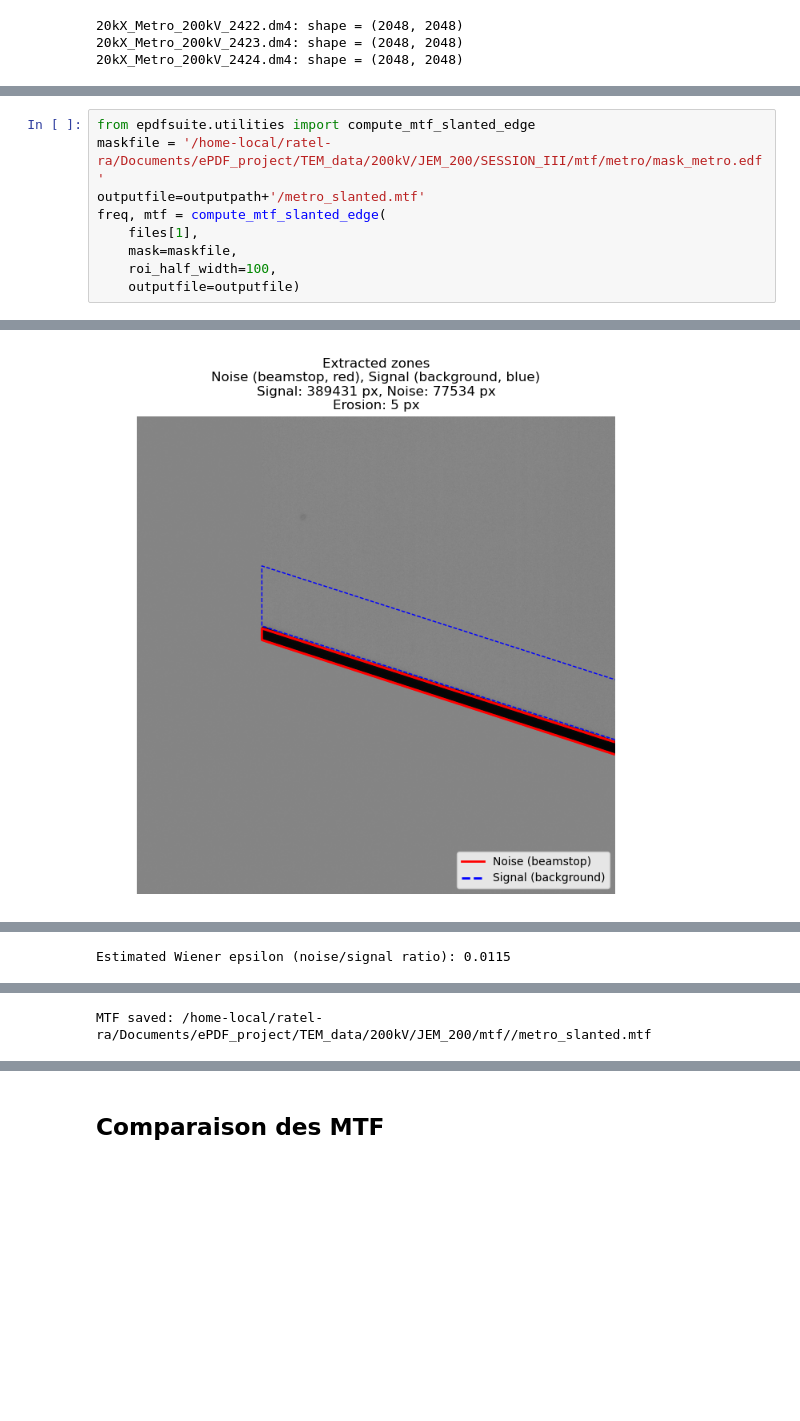
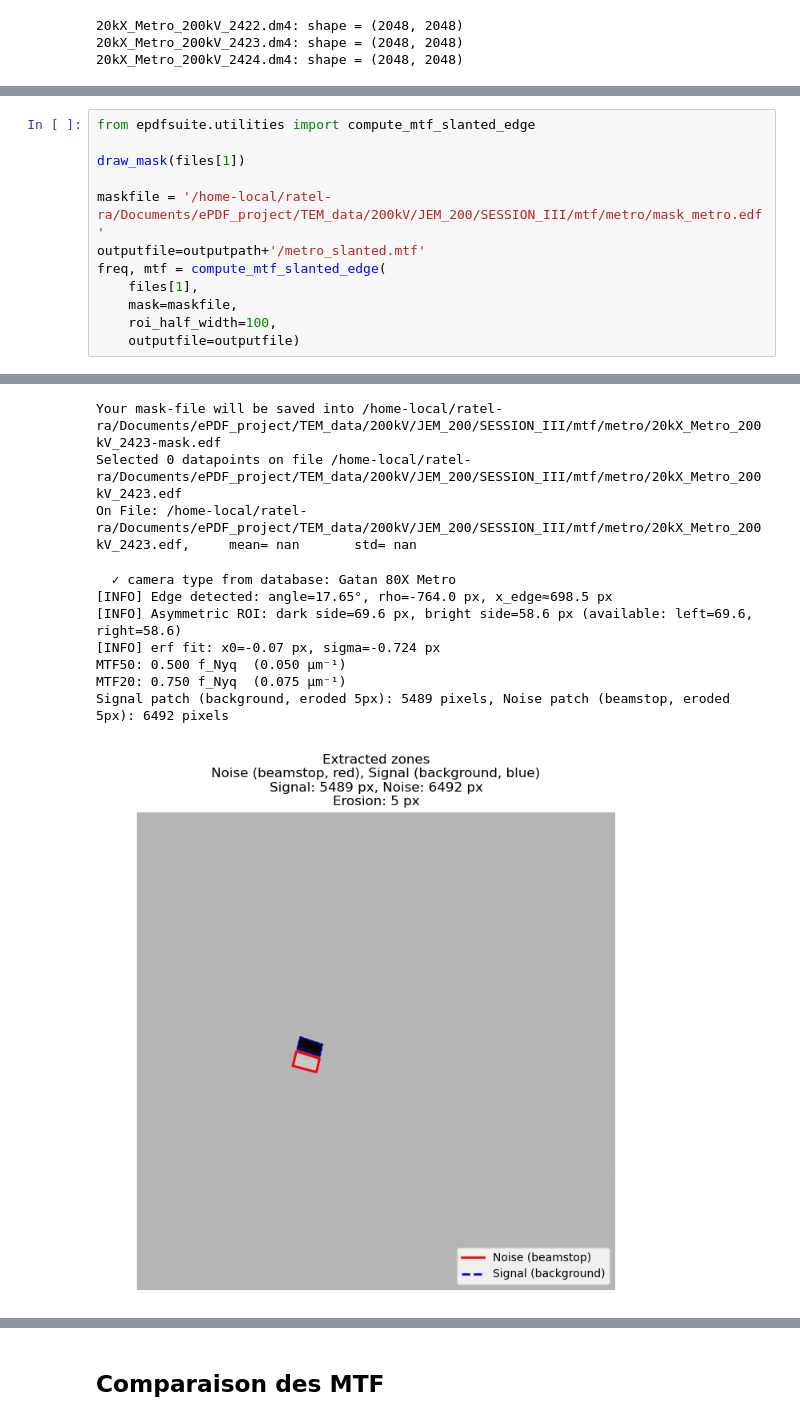
Before and after one commit to nicoratel/ePDFsuite, a Jupyter notebook: notebooks/MTF_determination.ipynb, the cells around one changed output, grey strips where cells are left out. Cells and saved outputs as stored; diff of their text form; blank space fills up the shorter version.

```diff
--- a/notebooks/MTF_determination.ipynb
+++ b/notebooks/MTF_determination.ipynb
@@ -105,5 +120,8 @@ plt.imshow(s.data, cmap='gray')
 # %%
 from epdfsuite.utilities import compute_mtf_slanted_edge
+
+draw_mask(files[1])
+
 maskfile = '/home-local/ratel-ra/Documents/ePDF_project/TEM_data/200kV/JEM_200/SESSION_III/mtf/metro/mask_metro.edf'
 outputfile=outputpath+'/metro_slanted.mtf'
 freq, mtf = compute_mtf_slanted_edge(
@@ -121 +146,11 @@ Signal patch (background, eroded 5px): 389431 pixels, Noise patch (beamstop, ero
+Your mask-file will be saved into /home-local/ratel-ra/Documents/ePDF_project/TEM_data/200kV/JEM_200/SESSION_III/mtf/metro/20kX_Metro_200kV_2423-mask.edf
+Selected 0 datapoints on file /home-local/ratel-ra/Documents/ePDF_project/TEM_data/200kV/JEM_200/SESSION_III/mtf/metro/20kX_Metro_200kV_2423.edf
+On File: /home-local/ratel-ra/Documents/ePDF_project/TEM_data/200kV/JEM_200/SESSION_III/mtf/metro/20kX_Metro_200kV_2423.edf,     mean= nan       std= nan
+  ✓ camera type from database: Gatan 80X Metro
+[INFO] Edge detected: angle=17.65°, rho=-764.0 px, x_edge≈698.5 px
+[INFO] Asymmetric ROI: dark side=69.6 px, bright side=58.6 px (available: left=69.6, right=58.6)
+[INFO] erf fit: x0=-0.07 px, sigma=-0.724 px
+MTF50: 0.500 f_Nyq  (0.050 µm⁻¹)
+MTF20: 0.750 f_Nyq  (0.075 µm⁻¹)
+Signal patch (background, eroded 5px): 5489 pixels, Noise patch (beamstop, eroded 5px): 6492 pixels
-[figure, old version]
+[figure, new version]
@@ -123 +157,0 @@ Signal patch (background, eroded 5px): 389431 pixels, Noise patch (beamstop, ero
-Estimated Wiener epsilon (noise/signal ratio): 0.0115
@@ -125 +159,0 @@ Estimated Wiener epsilon (noise/signal ratio): 0.0115
-MTF saved: /home-local/ratel-ra/Documents/ePDF_project/TEM_data/200kV/JEM_200/mtf//metro_slanted.mtf
```
Also changed, not shown: parts of 10 cells of this notebook, 1 other file.
